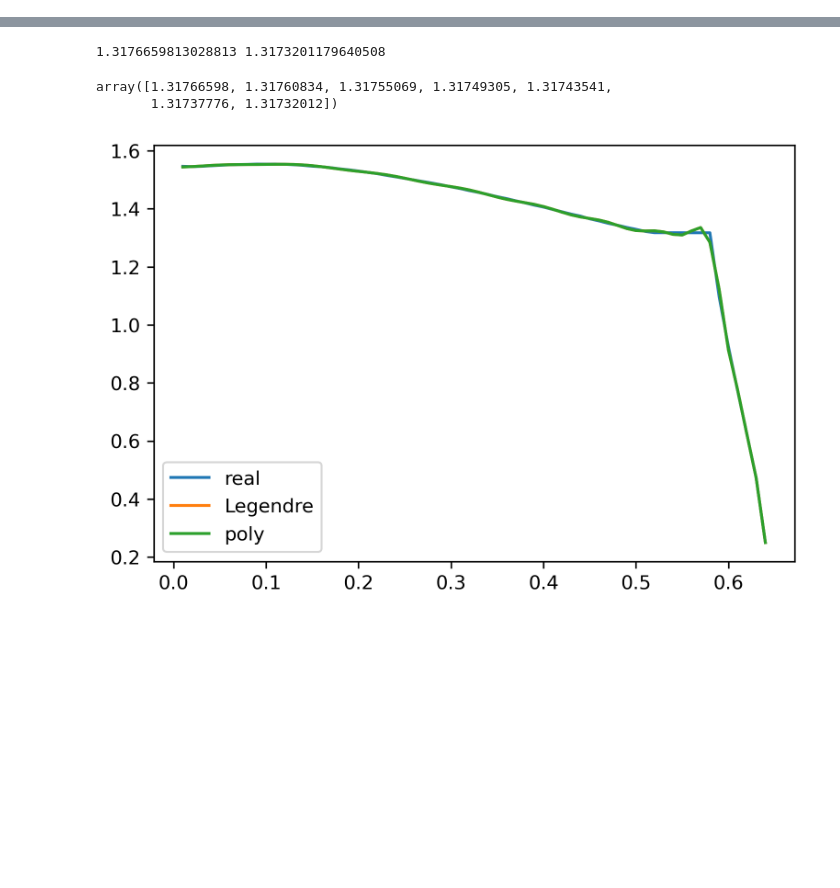
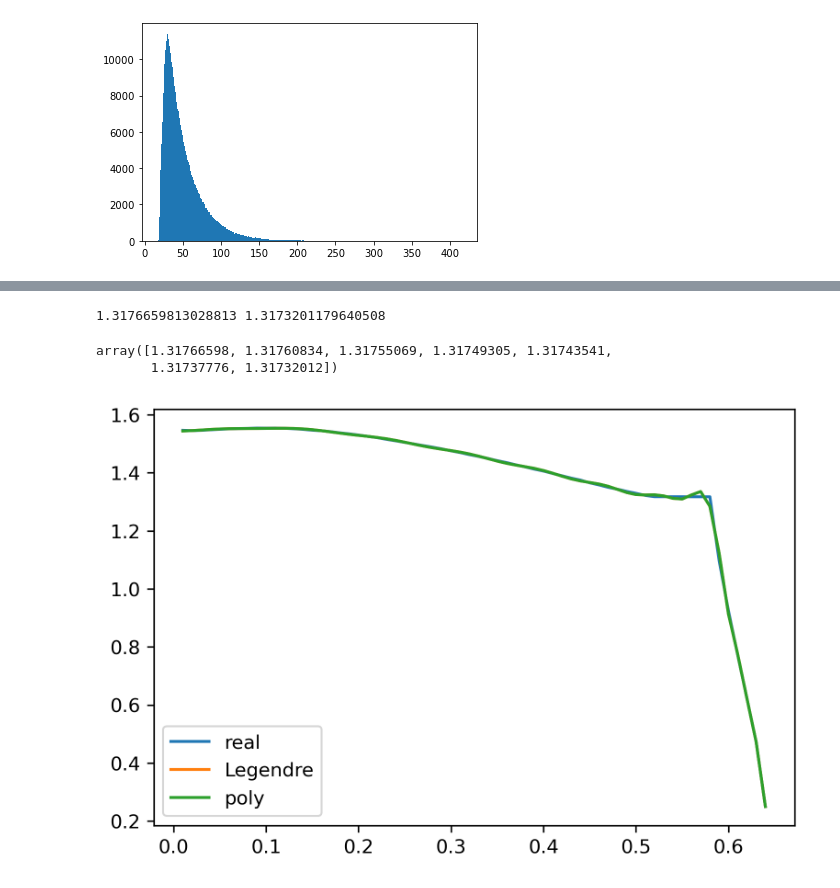
Before and after one commit to dw839566105/Recon1t, a Jupyter notebook: calib/View_Time.ipynb, the cells around one changed output, grey strips where cells are left out. Drawn from its saved outputs; the diff is of its cells as text; code cells hidden in the pictures; blank space fills up the shorter version.

```diff
--- a/calib/View_Time.ipynb
+++ b/calib/View_Time.ipynb
@@ -130,0 +188,5 @@ array([1.54618741, 1.54513328, 1.54609839, 1.54797101, 1.54960095,
+# %%
+plt.hist(a1, bins=1000)
+plt.show()
+# %% [output]
+[figure, added]
```
Also changed, not shown: parts of 8 cells of this notebook, 46 other files.
